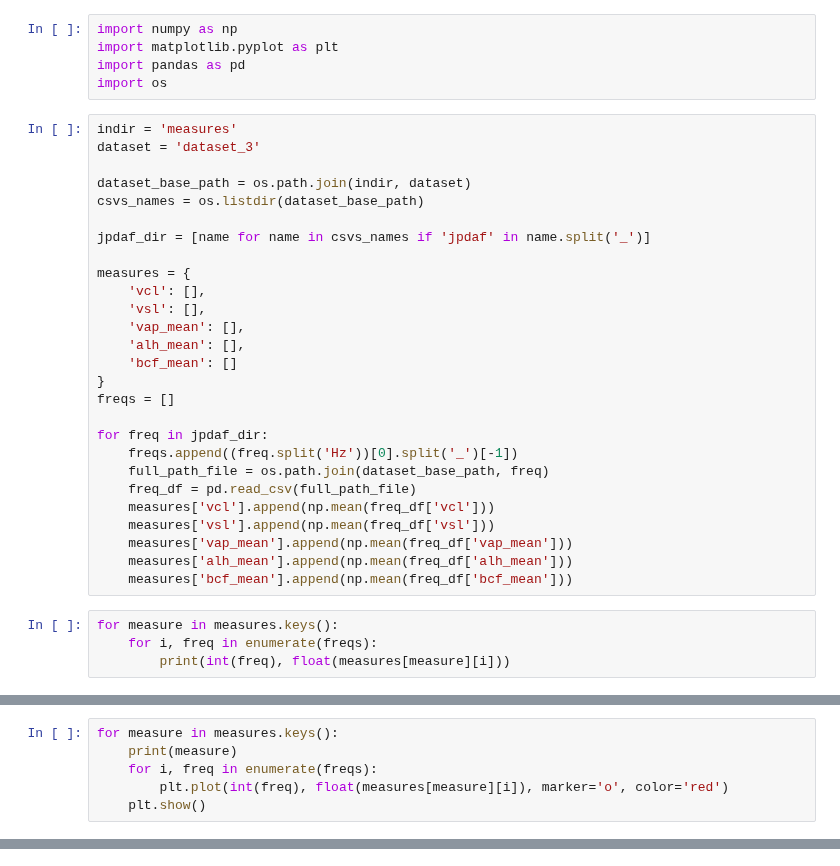
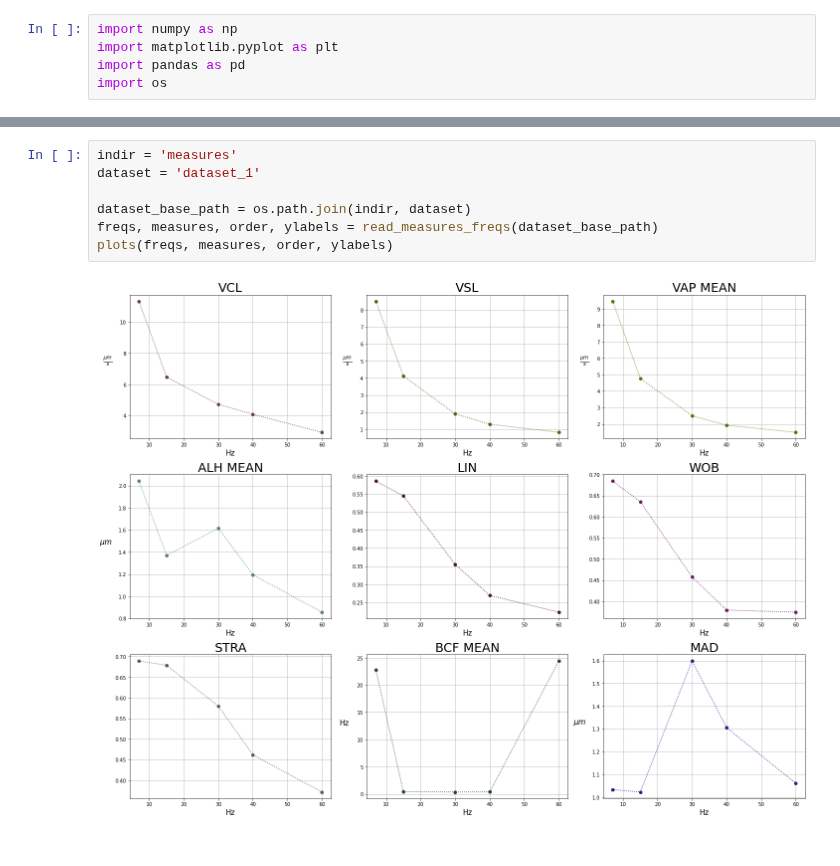
Before and after one commit to MarianoFernandez0/Proyecto-, a Jupyter notebook: who_measure_degradation/degradation_plots.ipynb, the cells around one changed output, grey strips where cells are left out. Saved outputs shown, nothing was run; the diff lists cells and outputs as text.

Commit message:
plots

```diff
--- a/who_measure_degradation/degradation_plots.ipynb
+++ b/who_measure_degradation/degradation_plots.ipynb
@@ -3,34 +3,3 @@ import numpy as np
 import matplotlib.pyplot as plt
 import pandas as pd
 import os
-# %%
-indir = 'measures'
-dataset = 'dataset_3'
-
-dataset_base_path = os.path.join(indir, dataset)
-csvs_names = os.listdir(dataset_base_path)
-
-jpdaf_dir = [name for name in csvs_names if 'jpdaf' in name.split('_')]
-
-measures = {
-    'vcl': [],
-    'vsl': [],
-    'vap_mean': [],
-    'alh_mean': [],
-    'bcf_mean': []
-}
-freqs = []
-
-for freq in jpdaf_dir:
-    freqs.append((freq.split('Hz'))[0].split('_')[-1])
-    full_path_file = os.path.join(dataset_base_path, freq)
-    freq_df = pd.read_csv(full_path_file)
-    measures['vcl'].append(np.mean(freq_df['vcl']))
-    measures['vsl'].append(np.mean(freq_df['vsl']))
-    measures['vap_mean'].append(np.mean(freq_df['vap_mean']))
-    measures['alh_mean'].append(np.mean(freq_df['alh_mean']))
-    measures['bcf_mean'].append(np.mean(freq_df['bcf_mean']))
-# %%
-for measure in measures.keys():
-    for i, freq in enumerate(freqs):
-        print(int(freq), float(measures[measure][i]))
@@ -55,6 +5,0 @@ for measure in measures.keys():
-# %%
-for measure in measures.keys():
-    print(measure)
-    for i, freq in enumerate(freqs):
-        plt.plot(int(freq), float(measures[measure][i]), marker='o', color='red')
-    plt.show()
@@ -76,0 +56,9 @@ plt.plot(int(freqs[0]), float(vcl[0]), marker='o')
+# %%
+indir = 'measures'
+dataset = 'dataset_1'
+
+dataset_base_path = os.path.join(indir, dataset)
+freqs, measures, order, ylabels = read_measures_freqs(dataset_base_path)
+plots(freqs, measures, order, ylabels)
+# %% [output]
+[figure, added]
```
Also changed, not shown: parts of 9 cells of this notebook, 1 other file.
